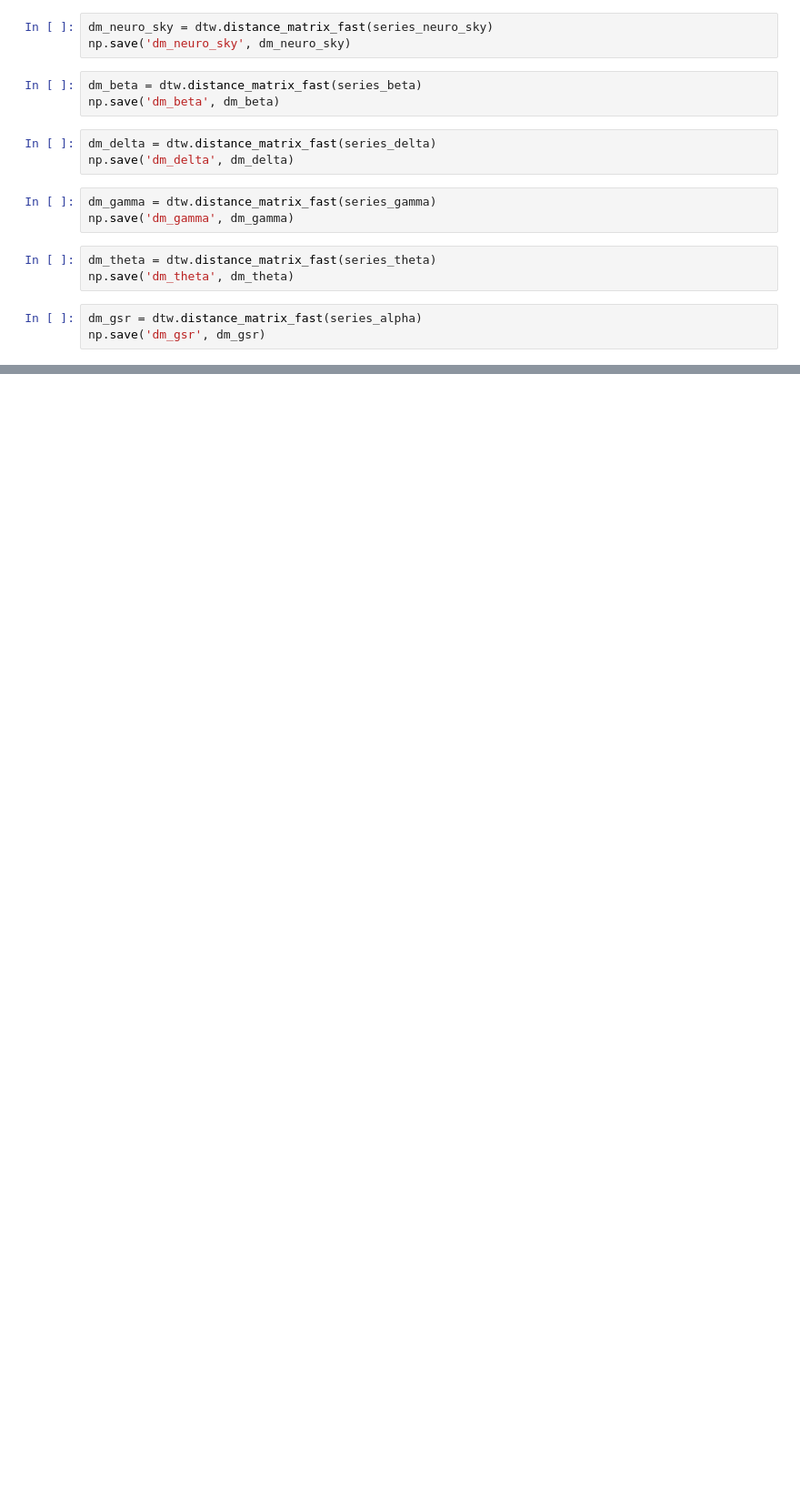
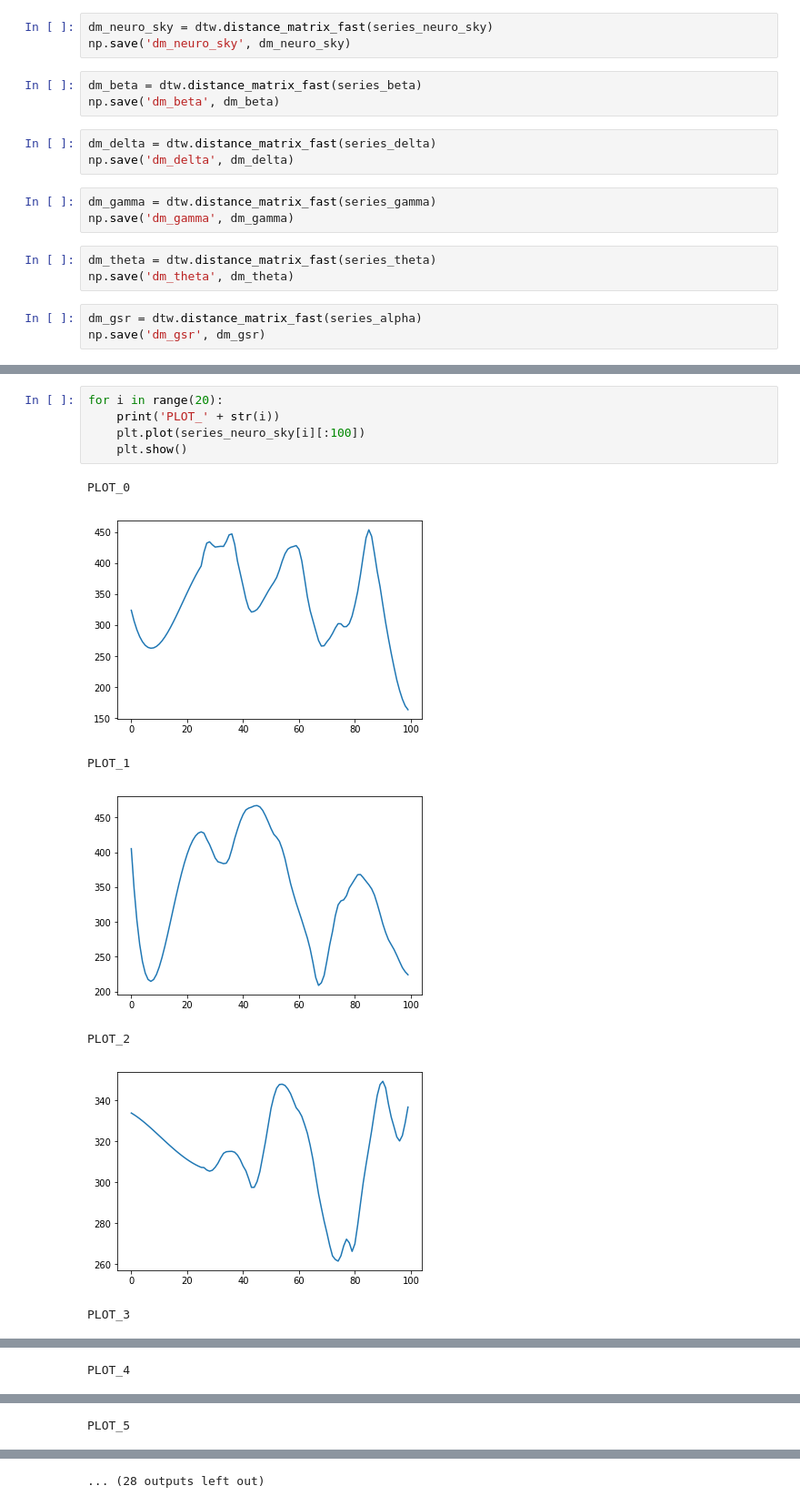
Before and after one commit to Didanny/EECE-499-Emotion-Recognition, a Jupyter notebook: Python Code/DTW Clustering/Dist_Matrices_EEG_GSR.ipynb, the cells around one changed output, grey strips where cells are left out. Shown at 91% size. Cells and saved outputs as stored; diff of their text form; blank space fills up the shorter version.

```diff
--- a/Python Code/DTW Clustering/Dist_Matrices_EEG_GSR.ipynb
+++ b/Python Code/DTW Clustering/Dist_Matrices_EEG_GSR.ipynb
@@ -131,0 +179,13 @@ np.save('dm_gsr', dm_gsr)
+# %%
+for i in range(20):
+    print('PLOT_' + str(i))
+    plt.plot(series_neuro_sky[i][:100])
+    plt.show()
+# %% [output]
+PLOT_0
+[figure, added]
+PLOT_1
+[figure, added]
+PLOT_2
+[figure, added]
+PLOT_3
@@ -131,0 +193 @@ np.save('dm_gsr', dm_gsr)
+PLOT_4
@@ -131,0 +195 @@ np.save('dm_gsr', dm_gsr)
+PLOT_5
@@ -131,0 +197 @@ np.save('dm_gsr', dm_gsr)
+... (28 outputs left out)
```
Also changed, not shown: parts of 9 cells of this notebook, 17 other files.
